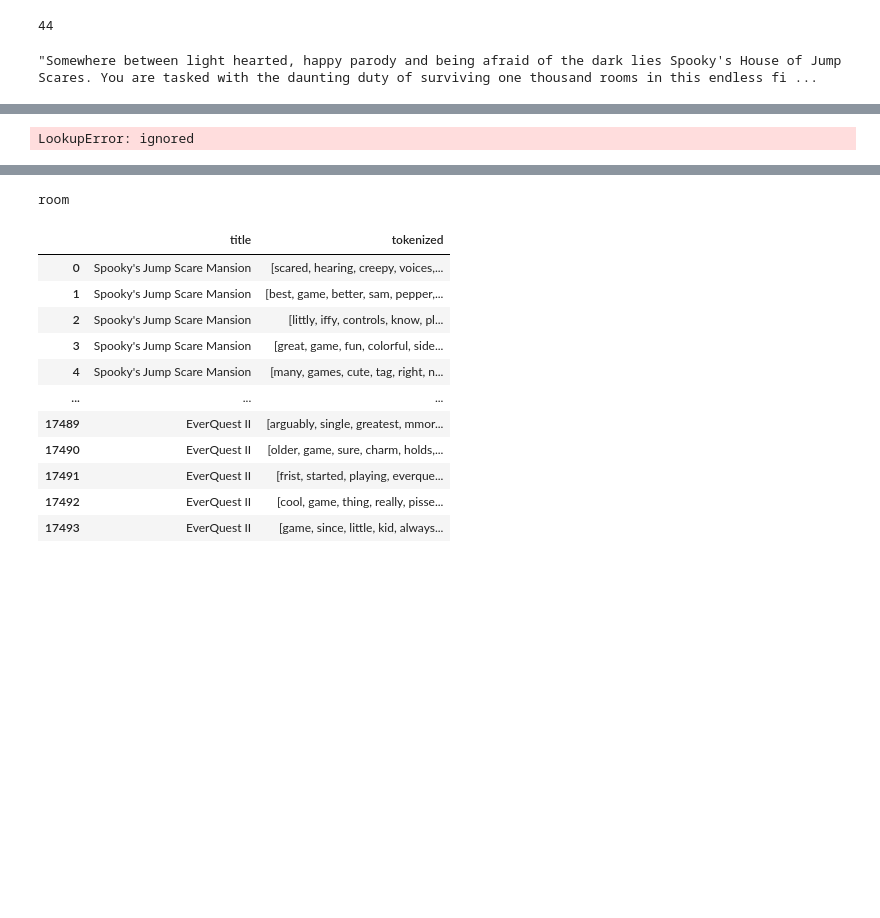
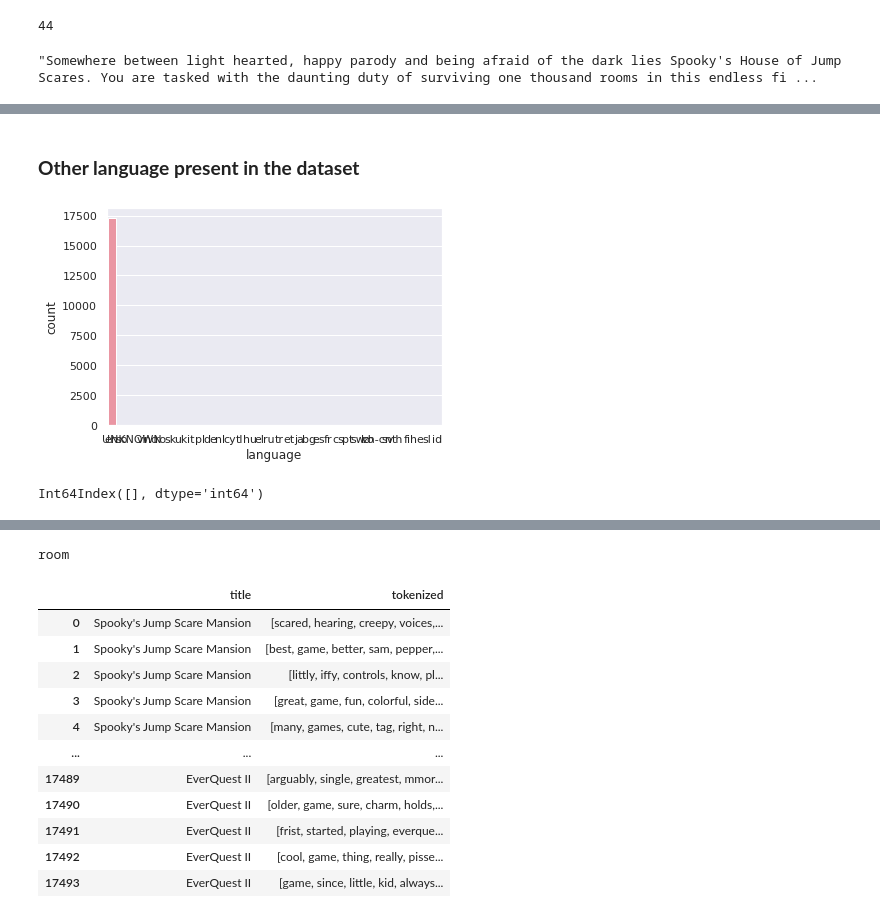
Before and after one commit to DB11051998/gamereview-sentiment, a Jupyter notebook: gamereview.ipynb, the cells around one changed output, grey strips where cells are left out. Cells and saved outputs as stored; diff of their text form; code cells hidden in the pictures; blank space fills up the shorter version.

```diff
--- a/gamereview.ipynb
+++ b/gamereview.ipynb
@@ -124,4 +131,22 @@ stop_words = set(stopwords.words('english'))
+# %% [markdown]
+### **Other language present in the dataset**
+# %%
+nlp = spacy.load("en")
+nlp.add_pipe(LanguageDetector(), name="language_detector", last=True)
+def spa_detect(df):
+  doc = nlp(df)
+  return(doc._.language['language'])
+# %%
+x=df_train.user_review.apply(spa_detect)
 # %%
-df_train.user_review.apply(no_of_words)
+#df_train.user_review.apply(no_of_words)
+df_train['language']=x
-# %% [output]
-LookupError: ignored
+# %%
+sns.set(style="darkgrid")
+ax = sns.countplot(x="language", data=df_train)
+# %% [output]
+[figure, added]
+# %%
+df_train[df_train.language!='en'].index
+# %% [output]
+Int64Index([], dtype='int64')
```
Also changed, not shown: parts of 9 cells of this notebook.
